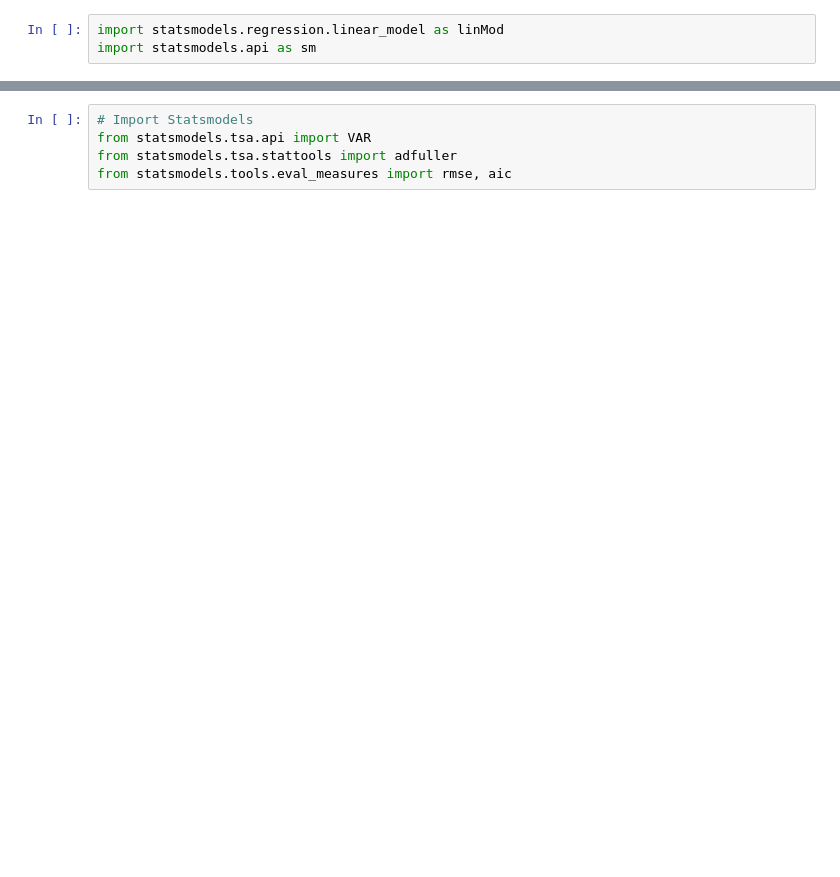
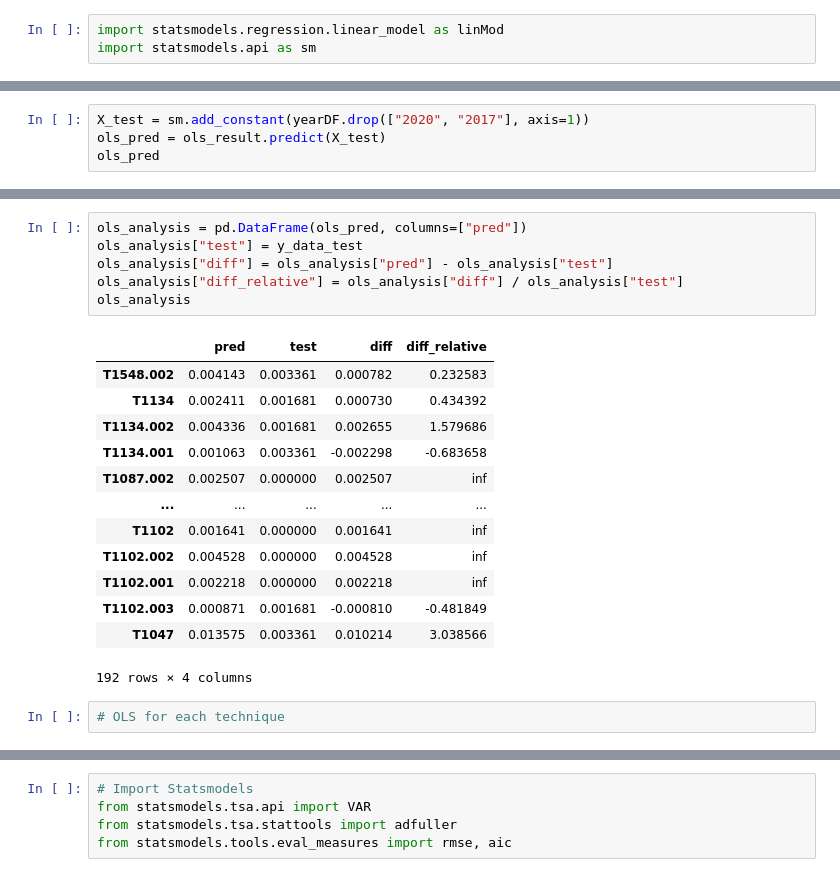
Before and after one commit to tobiasbudig/attack-hypotheses-generation, a Jupyter notebook: regression/time series regression .ipynb, the cells around one changed output, grey strips where cells are left out. Cells and saved outputs as stored; diff of their text form; blank space fills up the shorter version.

```diff
--- a/regression/time series regression .ipynb
+++ b/regression/time series regression .ipynb
@@ -120,2 +191,6 @@ OLS Regression Results
 Notes:
 [1] Standard Errors assume that the covariance matrix of the errors is correctly specified.
+# %%
+X_test = sm.add_constant(yearDF.drop(["2020", "2017"], axis=1))
+ols_pred = ols_result.predict(X_test)
+ols_pred
@@ -121,0 +210,22 @@ Notes:
+# %%
+ols_analysis = pd.DataFrame(ols_pred, columns=["pred"])
+ols_analysis["test"] = y_data_test
+ols_analysis["diff"] = ols_analysis["pred"] - ols_analysis["test"]
+ols_analysis["diff_relative"] = ols_analysis["diff"] / ols_analysis["test"]
+ols_analysis
+# %% [output]
+|  | pred | test | diff | diff_relative |
+| T1548.002 | 0.004143 | 0.003361 | 0.000782 | 0.232583 |
+| T1134 | 0.002411 | 0.001681 | 0.000730 | 0.434392 |
+| T1134.002 | 0.004336 | 0.001681 | 0.002655 | 1.579686 |
+| T1134.001 | 0.001063 | 0.003361 | -0.002298 | -0.683658 |
+| T1087.002 | 0.002507 | 0.000000 | 0.002507 | inf |
+| ... | ... | ... | ... | ... |
+| T1102 | 0.001641 | 0.000000 | 0.001641 | inf |
+| T1102.002 | 0.004528 | 0.000000 | 0.004528 | inf |
+| T1102.001 | 0.002218 | 0.000000 | 0.002218 | inf |
+| T1102.003 | 0.000871 | 0.001681 | -0.000810 | -0.481849 |
+| T1047 | 0.013575 | 0.003361 | 0.010214 | 3.038566 |
+192 rows × 4 columns
+# %%
+# OLS for each technique
```
Also changed, not shown: parts of 27 cells of this notebook, 3 other files.
